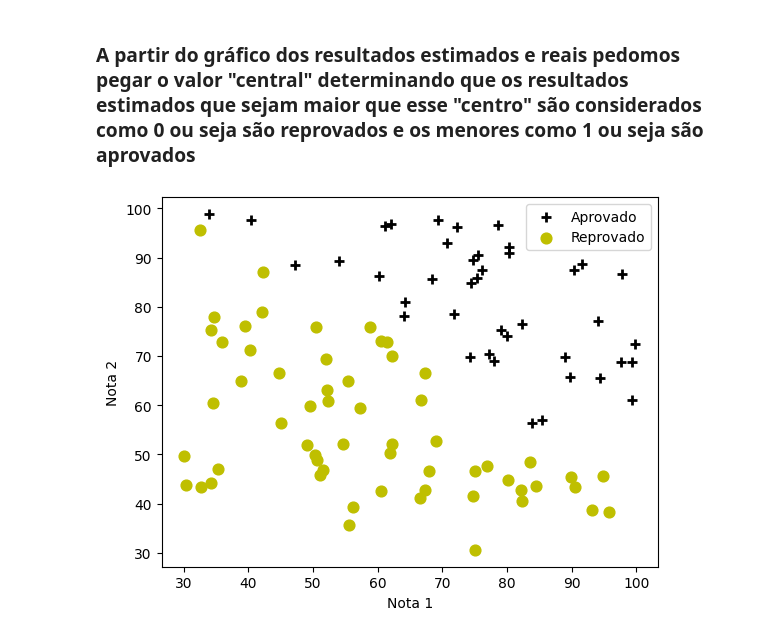
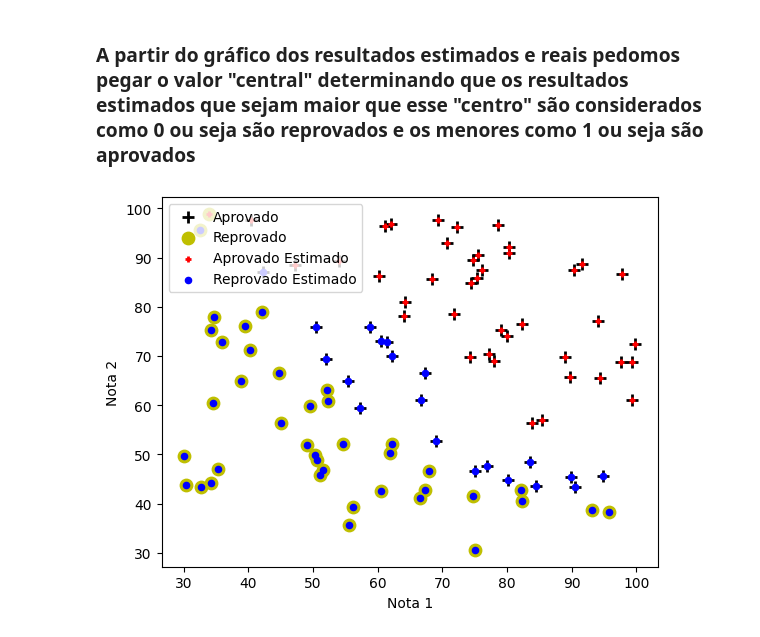
Before and after one commit to Ahmedntc/Computational-Science, a Jupyter notebook: logRegression/Regressao logistica.ipynb, the cells around one changed output. Saved outputs shown, nothing was run; the diff lists cells and outputs as text; code cells hidden in the pictures.

```diff
--- a/logRegression/Regressao logistica.ipynb
+++ b/logRegression/Regressao logistica.ipynb
@@ -28,8 +27,8 @@ def plotData(data, label_x, label_y, label_pos, label_neg, axes=None):
 
     if axes == None:
         axes = plt.gca()
-    axes.scatter(data[pos][["nota_1"]], data[pos][["nota_2"]], marker='+', c='k', s=60, linewidth=2, label=label_pos)
-    axes.scatter(data[neg][["nota_1"]], data[neg][["nota_2"]], c='y', s=60, label=label_neg)
+    axes.scatter(data[pos][["nota_1"]], data[pos][["nota_2"]], marker='+', c='k', s=80, linewidth=2, label=label_pos)
+    axes.scatter(data[neg][["nota_1"]], data[neg][["nota_2"]], c='y', s=80, label=label_neg)
     axes.set_xlabel(label_x)
     axes.set_ylabel(label_y)
     axes.legend(frameon= True, fancybox = True)
@@ -135,18 +146,20 @@ Text(0.5, 0, 'Perdas')
 # %%
 resultadoSigmoidal = np.where(Y_pred < 0.69, 1, 0)
 
 def plotDataSig(data, label_x, label_y, label_pos, label_neg, axes=None):
     neg = (resultadoSigmoidal == 0)
     pos = (resultadoSigmoidal == 1)
 
     if axes == None:
         axes = plt.gca()
-    axes.scatter(data[pos][["nota_1"]], data[pos][["nota_2"]], marker='+', c='k', s=60, linewidth=2, label=label_pos)
-    axes.scatter(data[neg][["nota_1"]], data[neg][["nota_2"]], c='y', s=60, label=label_neg)
+    axes.scatter(data[pos][["nota_1"]], data[pos][["nota_2"]], marker='+', c='r', s=20, linewidth=2, label=label_pos)
+    axes.scatter(data[neg][["nota_1"]], data[neg][["nota_2"]], c='b', s=20, label=label_neg)
     axes.set_xlabel(label_x)
     axes.set_ylabel(label_y)
     axes.legend(frameon= True, fancybox = True)
 
-plotDataSig(notas, 'Nota 1', 'Nota 2', 'Aprovado', 'Reprovado')
+
+plotData(notas, 'Nota 1', 'Nota 2', 'Aprovado', 'Reprovado')
+plotDataSig(notas, 'Nota 1', 'Nota 2', 'Aprovado Estimado', 'Reprovado Estimado')
 # %% [output]
-[figure, old version]
+[figure, new version]
```
Also changed, not shown: parts of 13 cells of this notebook.
